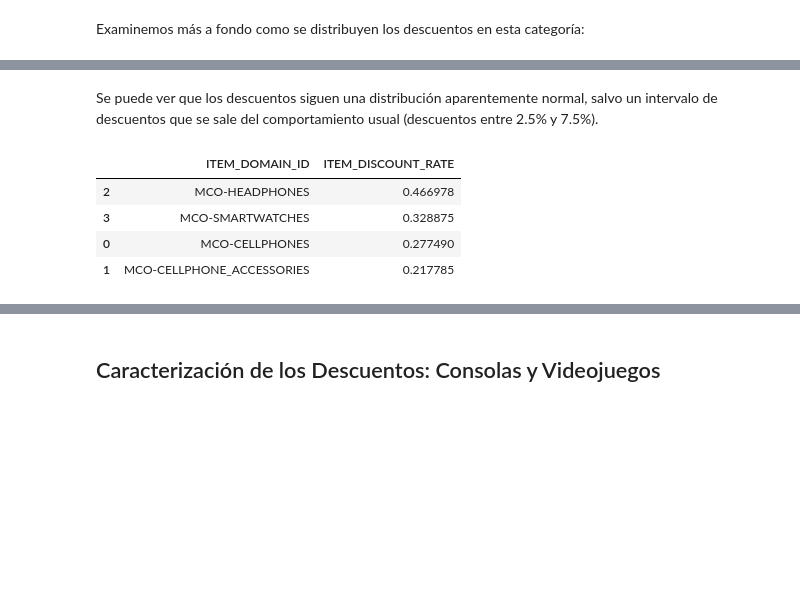
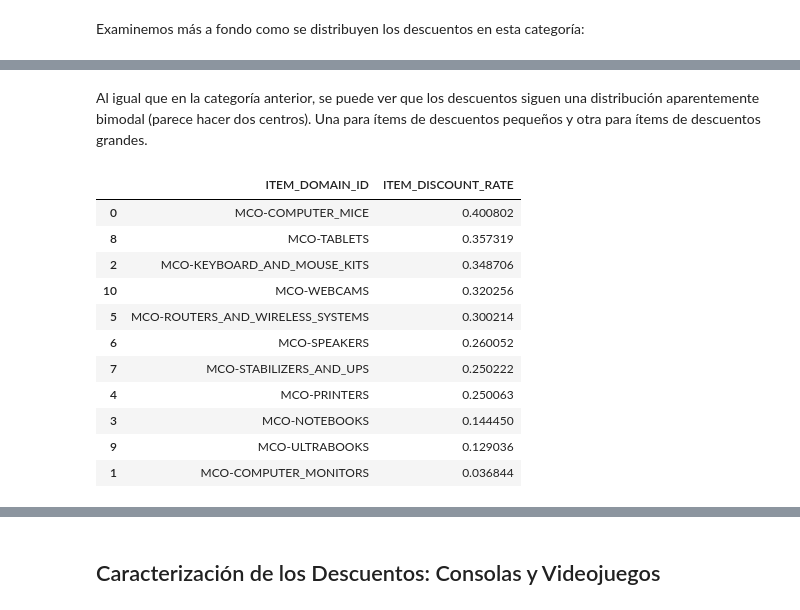
Before and after one commit to juanse1608/MeliMLChallenge, a Jupyter notebook: Notebooks/DiscountsExploratoryAnalysis.ipynb, the cells around one changed output, grey strips where cells are left out. Drawn from its saved outputs; the diff is of its cells as text; code cells hidden in the pictures; blank space fills up the shorter version.

```diff
--- a/Notebooks/DiscountsExploratoryAnalysis.ipynb
+++ b/Notebooks/DiscountsExploratoryAnalysis.ipynb
@@ -739,20 +783,27 @@ fig.update_layout(titlefont = dict(size=20),
 fig.show()
 # %% [output]
 [interactive output not drawn]
-# %% [markdown]
-Se puede ver que los descuentos siguen una distribución aparentemente normal, salvo un intervalo de descuentos que se sale del comportamiento usual (descuentos entre 2.5% y 7.5%).
+# %% [markdown]
+Al igual que en la categoría anterior, se puede ver que los descuentos siguen una distribución aparentemente bimodal (parece hacer dos centros). Una para ítems de descuentos pequeños y otra para ítems de descuentos grandes.
 # %%
 # Descuento promedio dentro de los items de esta categoria
-products_items_cat = products_cat.groupby('ITEM_DOMAIN_ID')['ITEM_DISCOUNT_RATE'].mean()
+products_items_cat = products_cat.groupby('ITEM_DOMAIN_ID')['ITEM_DISCOUNT_RATE'].median()
 products_items_cat = products_items_cat.reset_index().sort_values('ITEM_DISCOUNT_RATE', ascending=False)
-sorted_dict = discount_products_per_category['SEARCH_CATEGORY_NAME'].tolist()
+sorted_dict = products_items_cat['ITEM_DOMAIN_ID'].tolist()
 sorted_dict = {k: v for v,k in enumerate(sorted_dict)}
 products_items_cat
 # %% [output]
 |  | ITEM_DOMAIN_ID | ITEM_DISCOUNT_RATE |
-| 2 | MCO-HEADPHONES | 0.466978 |
-| 3 | MCO-SMARTWATCHES | 0.328875 |
-| 0 | MCO-CELLPHONES | 0.277490 |
-| 1 | MCO-CELLPHONE_ACCESSORIES | 0.217785 |
+| 0 | MCO-COMPUTER_MICE | 0.400802 |
+| 8 | MCO-TABLETS | 0.357319 |
+| 2 | MCO-KEYBOARD_AND_MOUSE_KITS | 0.348706 |
+| 10 | MCO-WEBCAMS | 0.320256 |
+| 5 | MCO-ROUTERS_AND_WIRELESS_SYSTEMS | 0.300214 |
+| 6 | MCO-SPEAKERS | 0.260052 |
+| 7 | MCO-STABILIZERS_AND_UPS | 0.250222 |
+| 4 | MCO-PRINTERS | 0.250063 |
+| 3 | MCO-NOTEBOOKS | 0.144450 |
+| 9 | MCO-ULTRABOOKS | 0.129036 |
+| 1 | MCO-COMPUTER_MONITORS | 0.036844 |
 # %%
 # Value counts para el item_domain_id
```
Also changed, not shown: parts of 49 cells of this notebook.
